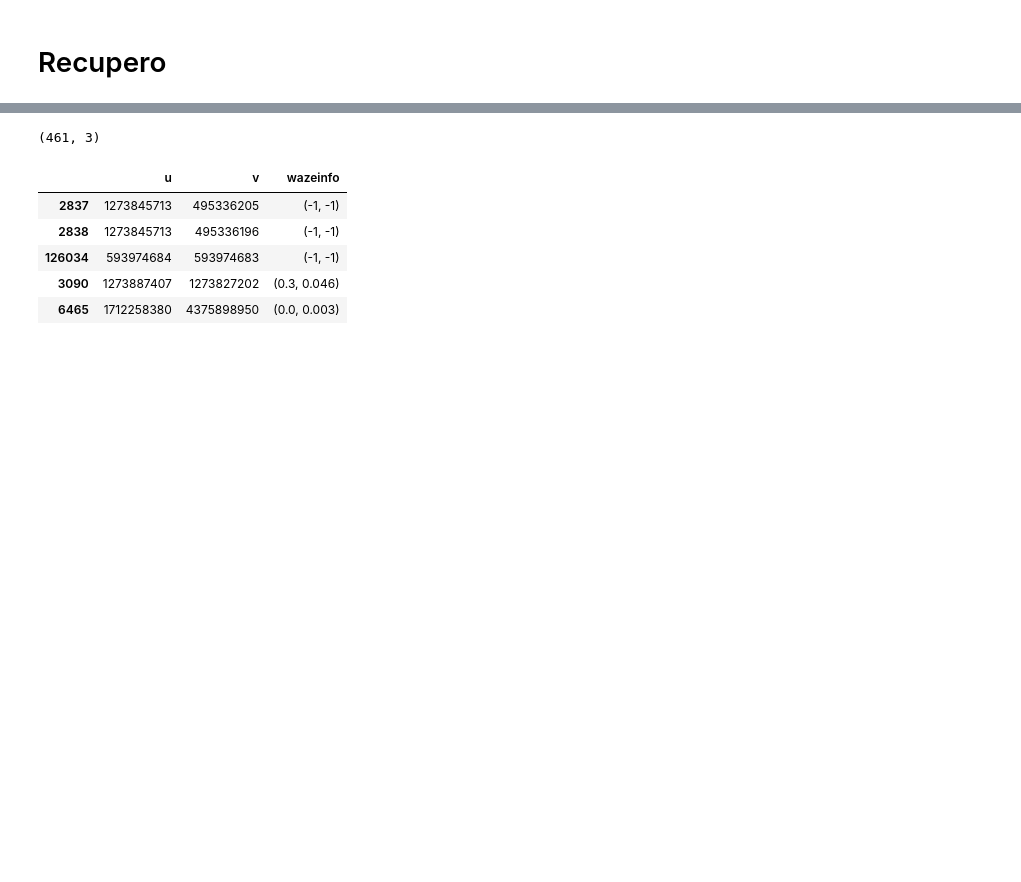
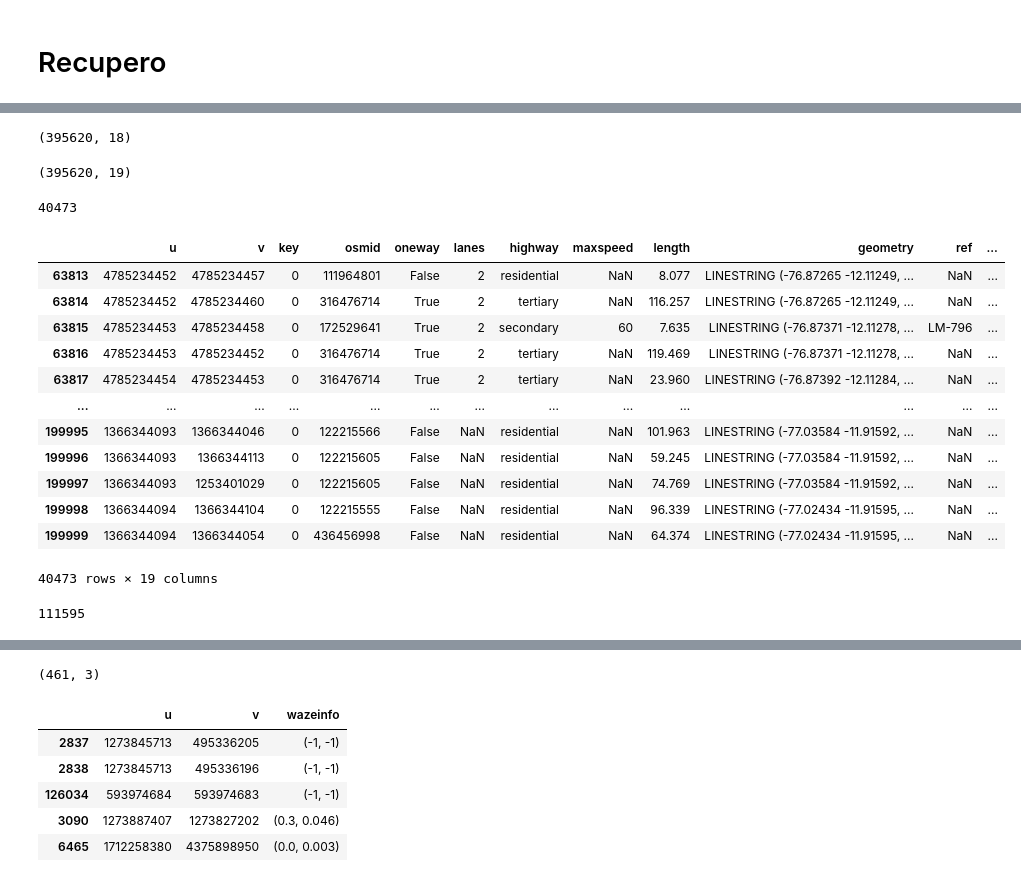
Before and after one commit to leiparov/intercon-simbig-2021, a Jupyter notebook: Lima/RutasLima.ipynb, the cells around one changed output, grey strips where cells are left out. Saved outputs shown, nothing was run; the diff lists cells and outputs as text; code cells hidden in the pictures; blank space fills up the shorter version.

```diff
--- a/Lima/RutasLima.ipynb
+++ b/Lima/RutasLima.ipynb
@@ -422,0 +465,38 @@ edges2_wazeinfo.head()
+# %%
+edges2.shape
+# %% [output]
+(395620, 18)
+# %%
+edges3 = edges2.merge( results['wazeinfo'], how='left', left_index=True, right_index=True).copy()
+# %%
+edges3.shape
+# %% [output]
+(395620, 19)
+# %%
+395620-355147
+# %% [output]
+40473
+# %%
+idx1 = np.where(edges3['wazeinfo'].isna())[0]
+# edges3.loc[idx1, ['u', 'v', 'wazeinfo']]
+edges3.loc[idx1, 'wazeinfo'] = '(-1, -1)'
+# %%
+edges3.loc[idx1,]
+# %% [output]
+|  | u | v | key | osmid | oneway | lanes | highway | maxspeed | length | geometry | ref | ... |
+| 63813 | 4785234452 | 4785234457 | 0 | 111964801 | False | 2 | residential | NaN | 8.077 | LINESTRING (-76.87265 -12.11249, ... | NaN | ... |
+| 63814 | 4785234452 | 4785234460 | 0 | 316476714 | True | 2 | tertiary | NaN | 116.257 | LINESTRING (-76.87265 -12.11249, ... | NaN | ... |
+| 63815 | 4785234453 | 4785234458 | 0 | 172529641 | True | 2 | secondary | 60 | 7.635 | LINESTRING (-76.87371 -12.11278, ... | LM-796 | ... |
+| 63816 | 4785234453 | 4785234452 | 0 | 316476714 | True | 2 | tertiary | NaN | 119.469 | LINESTRING (-76.87371 -12.11278, ... | NaN | ... |
+| 63817 | 4785234454 | 4785234453 | 0 | 316476714 | True | 2 | tertiary | NaN | 23.960 | LINESTRING (-76.87392 -12.11284, ... | NaN | ... |
+| ... | ... | ... | ... | ... | ... | ... | ... | ... | ... | ... | ... | ... |
+| 199995 | 1366344093 | 1366344046 | 0 | 122215566 | False | NaN | residential | NaN | 101.963 | LINESTRING (-77.03584 -11.91592, ... | NaN | ... |
+| 199996 | 1366344093 | 1366344113 | 0 | 122215605 | False | NaN | residential | NaN | 59.245 | LINESTRING (-77.03584 -11.91592, ... | NaN | ... |
+| 199997 | 1366344093 | 1253401029 | 0 | 122215605 | False | NaN | residential | NaN | 74.769 | LINESTRING (-77.03584 -11.91592, ... | NaN | ... |
+| 199998 | 1366344094 | 1366344104 | 0 | 122215555 | False | NaN | residential | NaN | 96.339 | LINESTRING (-77.02434 -11.91595, ... | NaN | ... |
+| 199999 | 1366344094 | 1366344054 | 0 | 436456998 | False | NaN | residential | NaN | 64.374 | LINESTRING (-77.02434 -11.91595, ... | NaN | ... |
+40473 rows × 19 columns
+# %%
+len(np.where(edges3['wazeinfo'] == '(-1, -1)')[0])
+# %% [output]
+111595
```
Also changed, not shown: parts of 44 cells of this notebook, 6 other files.
